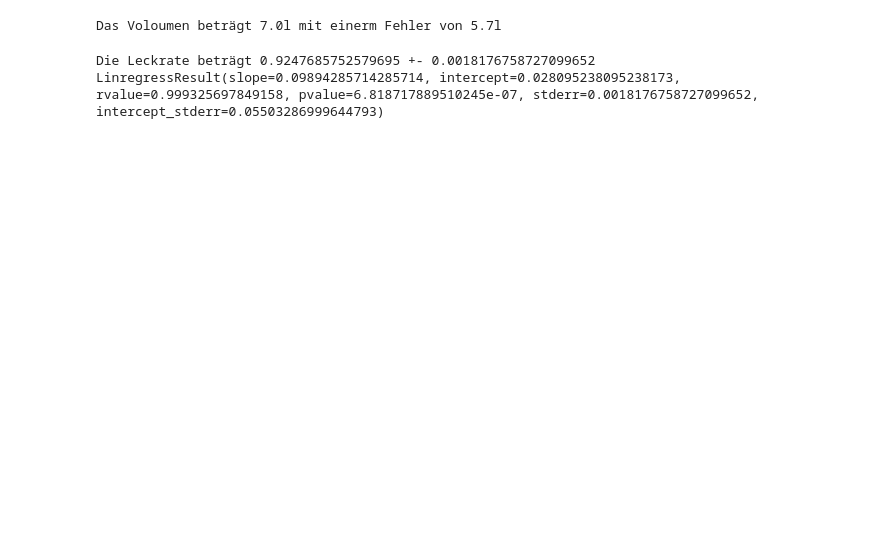
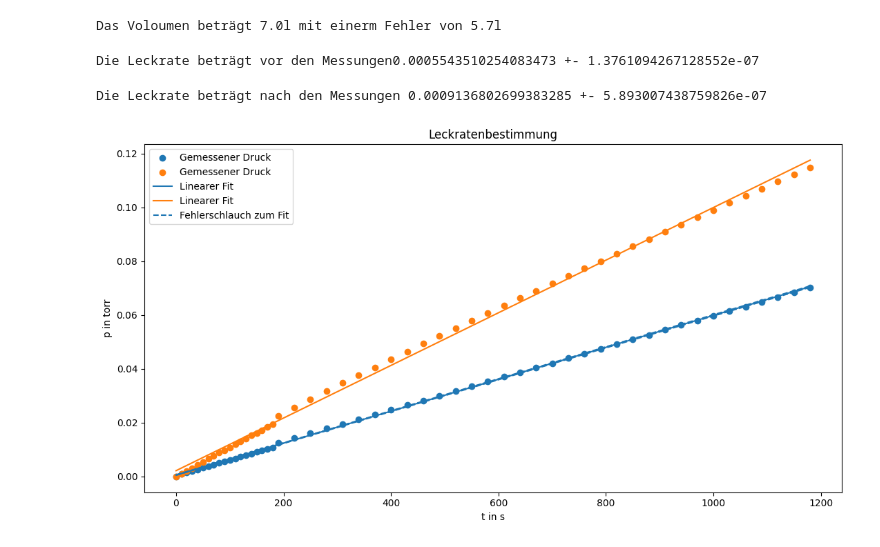
Before and after one commit to hannes-ebe/F-Prak-B, a Jupyter notebook: Vakuumtechnik/leckrate.ipynb, the cells around one changed output. Cells and saved outputs as stored; diff of their text form; code cells hidden in the pictures; blank space fills up the shorter version.

```diff
--- a/Vakuumtechnik/leckrate.ipynb
+++ b/Vakuumtechnik/leckrate.ipynb
@@ -29,35 +29,47 @@ print(f"Das Voloumen beträgt {voloume:.1f}l mit einerm Fehler von {voloume_err:
 # %% [output]
 Das Voloumen beträgt 7.0l mit einerm Fehler von 5.7l
 # %%
-file="test"
+file="data/leckrate/leckrate1"
+file2="data/leckrate/leckrate2"
 data=np.loadtxt(file)
-time=[]
+data2=np.loadtxt(file2)
+time=np.append(np.arange(0,185,10),np.arange(190,1210,30))
 pressure=[]
+pressure2=data2
 for line in data:
-    time.append(line[0])
     pressure.append(line[1])
+
 time=np.array(time)
 pressure=np.array(pressure)
 # %%
 linreg=linregress(time,pressure)
 reg=lambda x: linreg.slope*x+linreg.intercept
 reg_error=lambda x: linreg.stderr*x+linreg.intercept_stderr
-print(f"Die Leckrate beträgt {torr_to_mbar(linreg.slope)*voloume} +- {linreg.stderr}")
-print(linreg)
+print(f"Die Leckrate beträgt vor den Messungen{torr_to_mbar(linreg.slope)*voloume} +- {linreg.stderr}")
 # %% [output]
-Die Leckrate beträgt 0.9247685752579695 +- 0.0018176758727099652
-LinregressResult(slope=0.09894285714285714, intercept=0.028095238095238173, rvalue=0.999325697849158, pvalue=6.818717889510245e-07, stderr=0.0018176758727099652, intercept_stderr=0.05503286999644793)
+Die Leckrate beträgt vor den Messungen0.0005543510254083473 +- 1.3761094267128552e-07
+# %%
+linreg2=linregress(time,pressure2)
+reg2=lambda x: linreg2.slope*x+linreg2.intercept
+reg_error2=lambda x: linreg2.stderr*x+linreg2.intercept_stderr
+print(f"Die Leckrate beträgt nach den Messungen {torr_to_mbar(linreg2.slope)*voloume} +- {linreg2.stderr}")
+# %% [output]
+Die Leckrate beträgt nach den Messungen 0.0009136802699383285 +- 5.893007438759826e-07
 # %%
 fig = plt.figure(figsize=(11, 6))
 gs = GridSpec(8, 5)
 fig1 = fig.add_subplot(gs[:, :])
 fig1.set_title("Leckratenbestimmung")
 fig1.set_ylabel("p in torr")
 fig1.set_xlabel("t in s")
 fig1.scatter(time,pressure,c="C0",label="Gemessener Druck")
+fig1.scatter(time,pressure2,c="C1",label="Gemessener Druck")
 fig1.plot(time,reg(time),c="C0",label="Linearer Fit")
+fig1.plot(time,reg2(time),c="C1",label="Linearer Fit")
 fig1.plot(time,reg(time)+reg_error(time),c="C0",ls="--",label="Fehlerschlauch zum Fit")
 fig1.plot(time,reg(time)-reg_error(time),c="C0",ls="--")
 plt.tight_layout()
 plt.legend()
 plt.show()
+# %% [output]
+[figure, added]
```
Also changed, not shown: 3 other files.
